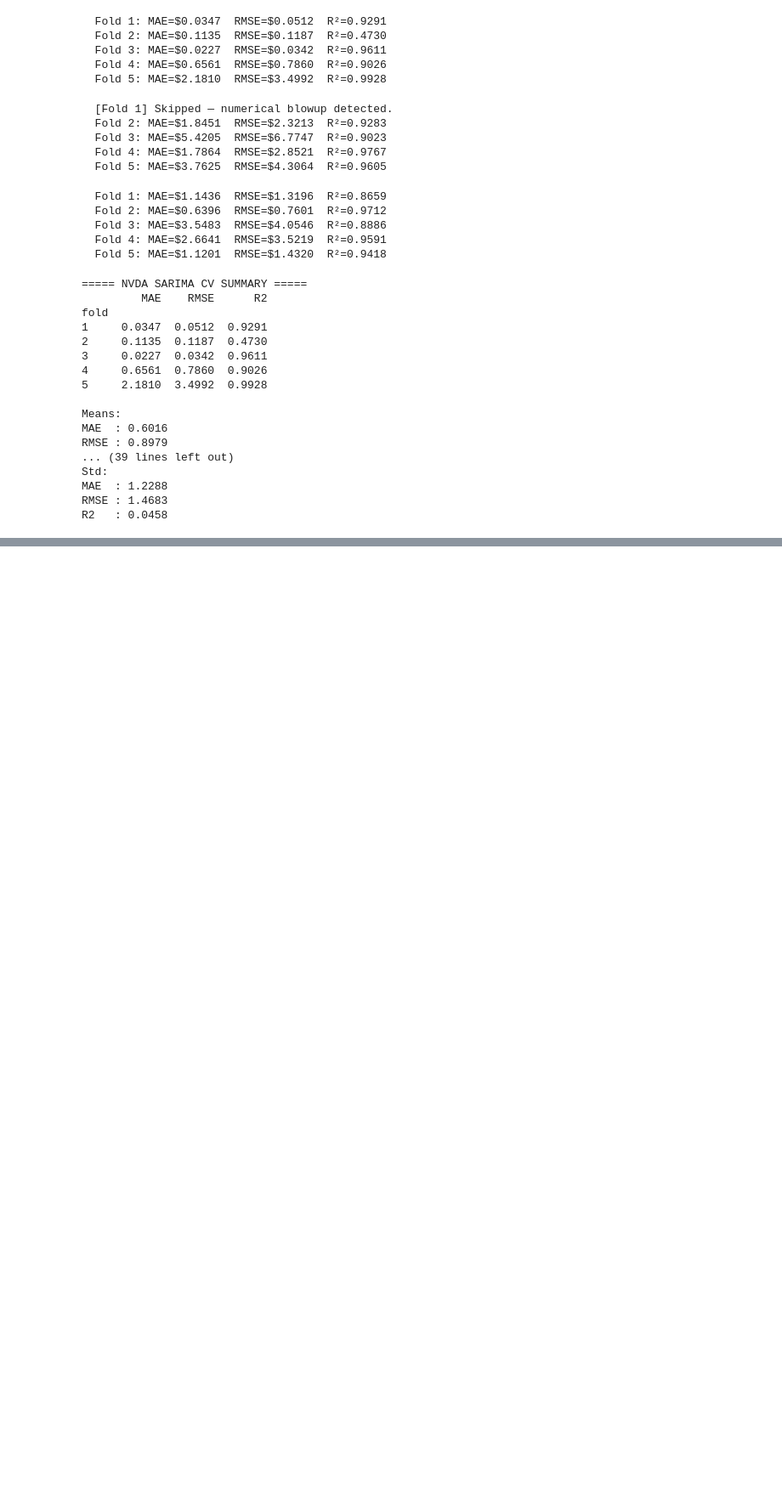
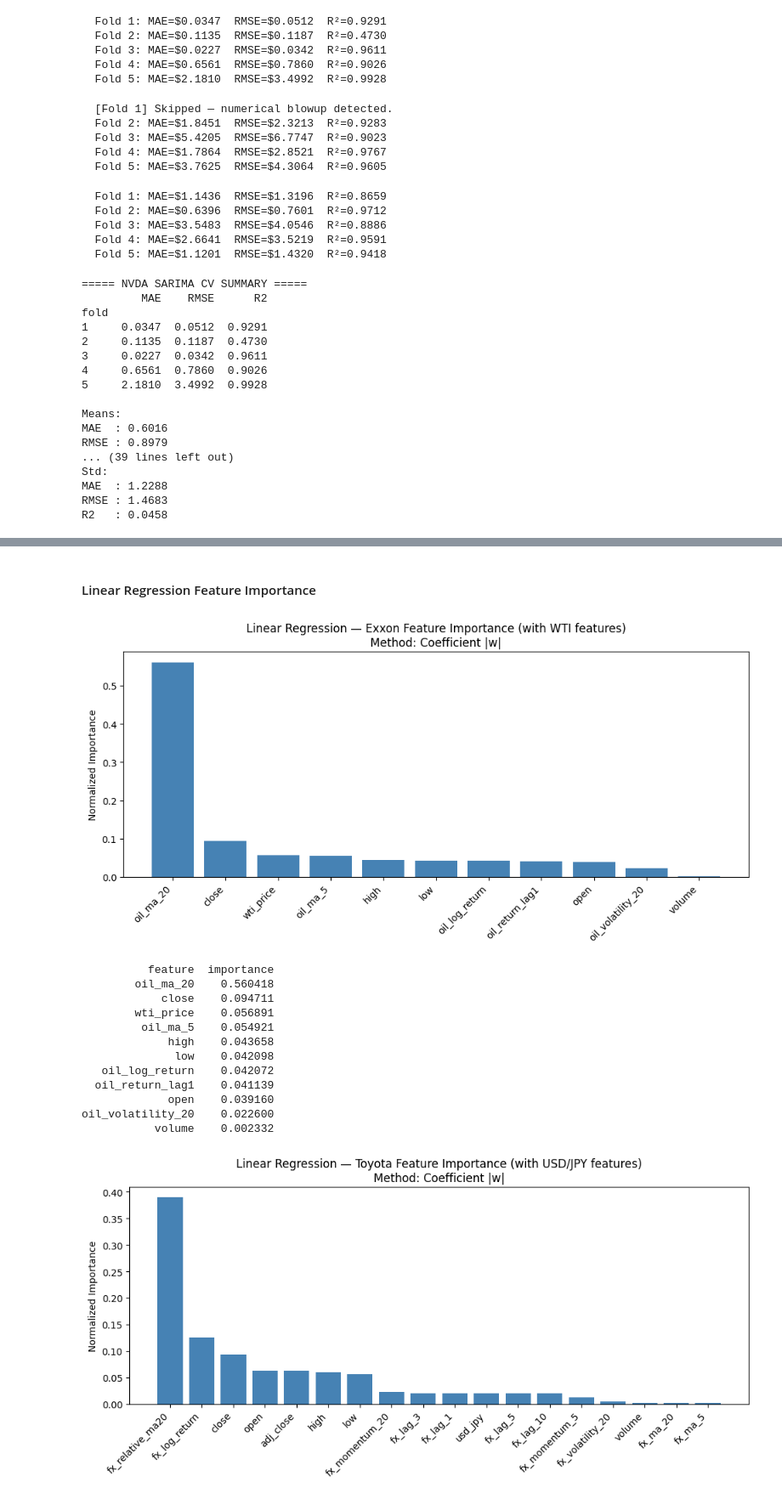
Before and after one commit to IntelligentSystemsProject/Stock-Market-Project, a Jupyter notebook: project.ipynb, the cells around one changed output, grey strips where cells are left out. Shown at 85% size. Saved outputs shown, nothing was run; the diff lists cells and outputs as text; code cells hidden in the pictures; blank space fills up the shorter version.

Commit message:
Add feature importance analysis for SVR, Linear Regression, and Random Forest

```diff
--- a/project.ipynb
+++ b/project.ipynb
@@ -1364,6 +1383,10 @@ def train_linear_regression_ts(
     cv_scores = []
     all_y_true = []
     all_y_pred = []
+
+    last_fold_model = None
+    last_fold_X_te  = None
+    last_fold_y_te  = None
 
     for fold, (tr_idx, te_idx) in enumerate(tscv.split(data_raw)):
 
@@ -1431,6 +1454,10 @@ def train_linear_regression_ts(
         all_y_true.extend(y_test_actual)
         all_y_pred.extend(y_pred_actual)
 
+        last_fold_model = model
+        last_fold_X_te  = Xte
+        last_fold_y_te  = yte
+
     # -------------------------
     # CV DATAFRAME (SAFE)
     # -------------------------
@@ -1453,7 +1480,13 @@ def train_linear_regression_ts(
 
         "overall_mae": mean_absolute_error(all_y_true, all_y_pred),
         "overall_rmse": np.sqrt(mean_squared_error(all_y_true, all_y_pred)),
-        "overall_r2": r2_score(all_y_true, all_y_pred)
+        "overall_r2": r2_score(all_y_true, all_y_pred),
+
+        "last_fold_model": last_fold_model,
+        "last_fold_X_te":  last_fold_X_te,
+        "last_fold_y_te":  last_fold_y_te,
+
+        "feature_names": features if isinstance(features[0], str) else [data_raw.columns[i] for i in features]
     }
 # %%
 def print_cv_summary(results, name="Model"):
@@ -2074,0 +2179,37 @@ R2   : 0.0458
+# %% [markdown]
+#### Linear Regression Feature Importance
+# %%
+# Linear Regression — Exxon (merged with WTI features)
+analyze_feature_importance(
+    model=results_merged["last_fold_model"],
+    X_te=results_merged["last_fold_X_te"],
+    y_te=results_merged["last_fold_y_te"],
+    feature_names=results_merged["feature_names"],
+    window_size=window_size,
+    title="Linear Regression — Exxon Feature Importance (with WTI features)",
+)
+
+# Linear Regression — Toyota (merged with USD/JPY features)
+analyze_feature_importance(
+    model=results_toyota["last_fold_model"],
+    X_te=results_toyota["last_fold_X_te"],
+    y_te=results_toyota["last_fold_y_te"],
+    feature_names=results_toyota["feature_names"],
+    window_size=window_size,
+    title="Linear Regression — Toyota Feature Importance (with USD/JPY features)",
+)
+# %% [output]
+[figure, added]
+          feature  importance
+        oil_ma_20    0.560418
+            close    0.094711
+        wti_price    0.056891
+         oil_ma_5    0.054921
+             high    0.043658
+              low    0.042098
+   oil_log_return    0.042072
+  oil_return_lag1    0.041139
+             open    0.039160
+oil_volatility_20    0.022600
+           volume    0.002332
+[figure, added]
```
Also changed, not shown: parts of 15 cells of this notebook.
